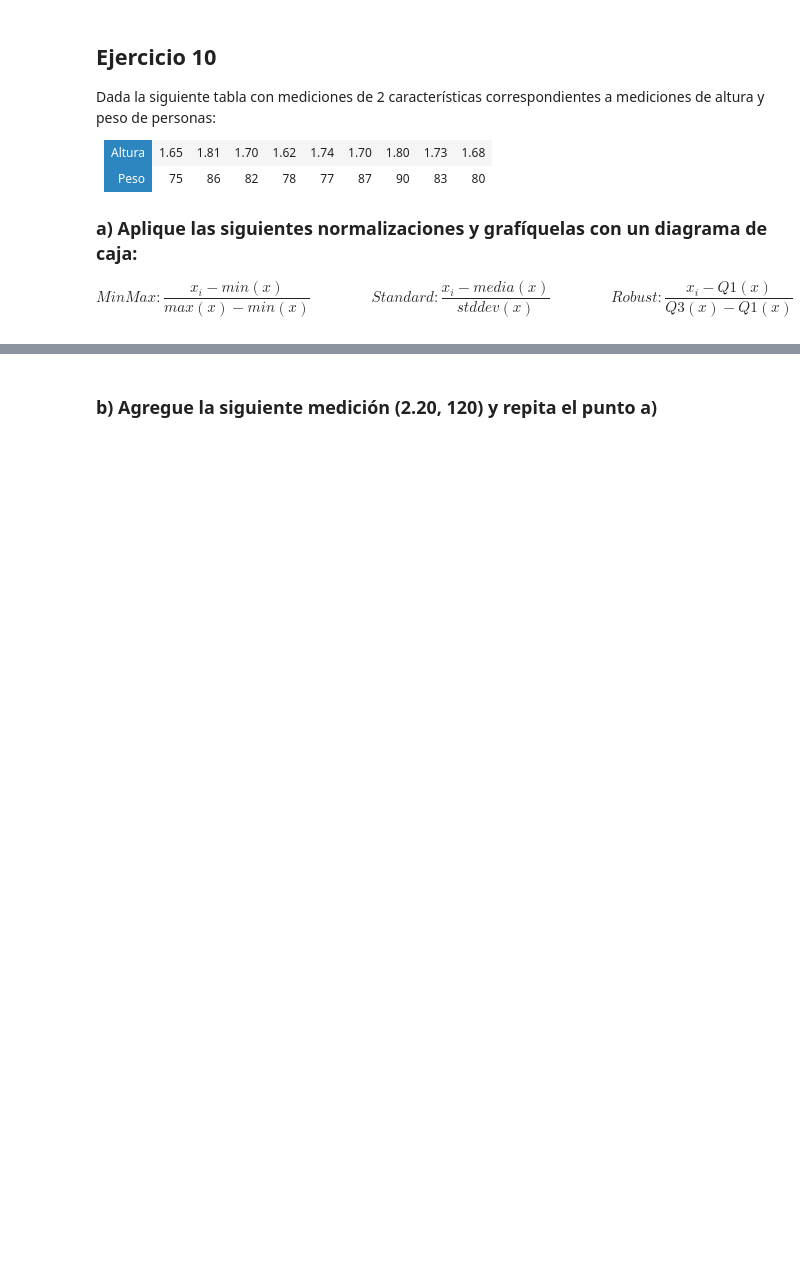
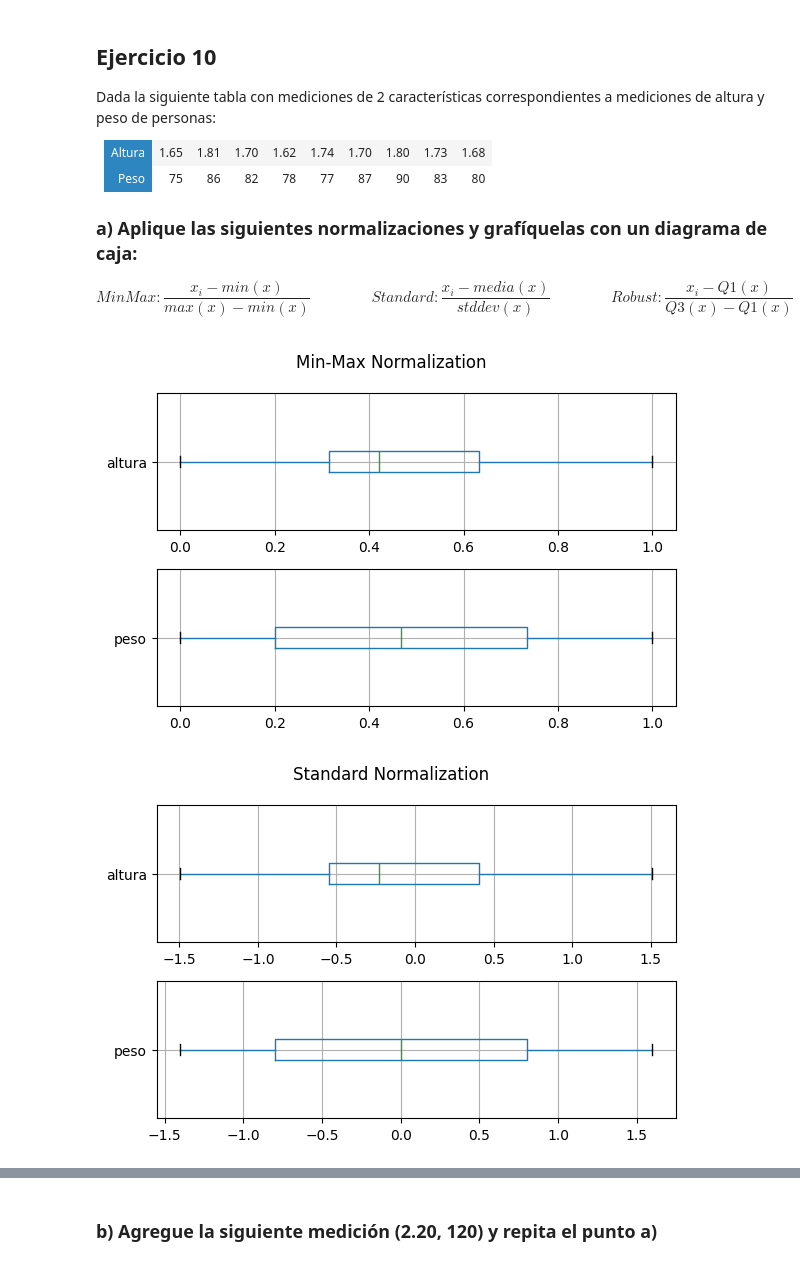
Before and after one commit to ricrubrom/AAP, a Jupyter notebook: Practicas/Practica1/Practica1.ipynb, the cells around one changed output, grey strips where cells are left out. Saved outputs shown, nothing was run; the diff lists cells and outputs as text; code cells hidden in the pictures; blank space fills up the shorter version.

```diff
--- a/Practicas/Practica1/Practica1.ipynb
+++ b/Practicas/Practica1/Practica1.ipynb
@@ -462,0 +664,18 @@ Calcule la correlación lineal entre los atributos **“Fare”** (Tarifa) y **
+# %%
+ColabNotebook = 'google.colab' in str(get_ipython())
+
+if ColabNotebook:
+    # monta G-drive en entorno COLAB
+    from google.colab import drive
+    drive.mount('/content/drive/')
+
+    DATOS_DIR = '/content/drive/MyDrive/Colab Notebooks/DATOS/'  # carpeta donde se encuentran los datasets
+else:
+    DATOS_DIR   = './Datos/' # carpeta LOCAL donde se encuentran los datasets
+
+
+import pandas as pd
+import numpy as np
+import matplotlib.pyplot as plt
+
+data = pd.read_csv(DATOS_DIR + 'automobile.csv')
@@ -489,3 +755,43 @@ Dada la siguiente tabla con mediciones de 2 características correspondientes a
 $$
 MinMax: \frac{x_{i}-min(x)}{max(x)- min(x)}\quad\quad\quad\quad Standard: \frac{x_{i} - media(x)}{stddev(x)} \quad\quad\quad\quad Robust: \frac{x_{i} - Q1(x)}{Q3(x)-Q1(x)}
 $$
+# %%
+def normalize(data):
+  min_max=(data-data.min())/(data.max()-data.min())
+  standard=(data-data.mean())/data.std()
+  robust=(data-data.quantile(.25))/(data.quantile(.75)-data.quantile(.25))
+
+  fig, axes = plt.subplots(2, 1, figsize=(6, 4))  # 2 filas, 1 columna
+  min_max.boxplot(column=['altura'], vert=False, ax=axes[0])
+  min_max.boxplot(column=['peso'], vert=False, ax=axes[1])
+  fig.suptitle("Min-Max Normalization")
+  plt.tight_layout()
+  plt.show()
+
+  fig, axes = plt.subplots(2, 1, figsize=(6, 4))  # 2 filas, 1 columna
+  standard.boxplot(column=['altura'], vert=False, ax=axes[0])
+  standard.boxplot(column=['peso'], vert=False, ax=axes[1])
+  fig.suptitle("Standard Normalization")
+  plt.tight_layout()
+  plt.show()
+
+  fig, axes = plt.subplots(2, 1, figsize=(6, 4))  # 2 filas, 1 columna
+  robust.boxplot(column=['altura'], vert=False, ax=axes[0])
+  robust.boxplot(column=['peso'], vert=False, ax=axes[1])
+  fig.suptitle("Robust Normalization")
+  plt.tight_layout()
+  plt.show()
+
+
+
+data = pd.DataFrame(
+    {
+		"altura": [1.65, 1.81, 1.7, 1.62, 1.74, 1.7, 1.8, 1.73, 1.68],
+		"peso": [75, 86, 82, 78, 77, 87, 90, 83, 80]
+	}
+)
+
+normalize(data)
+# %% [output]
+[figure, added]
+[figure, added]
```
Also changed, not shown: parts of 18 cells of this notebook, 1 other file.
